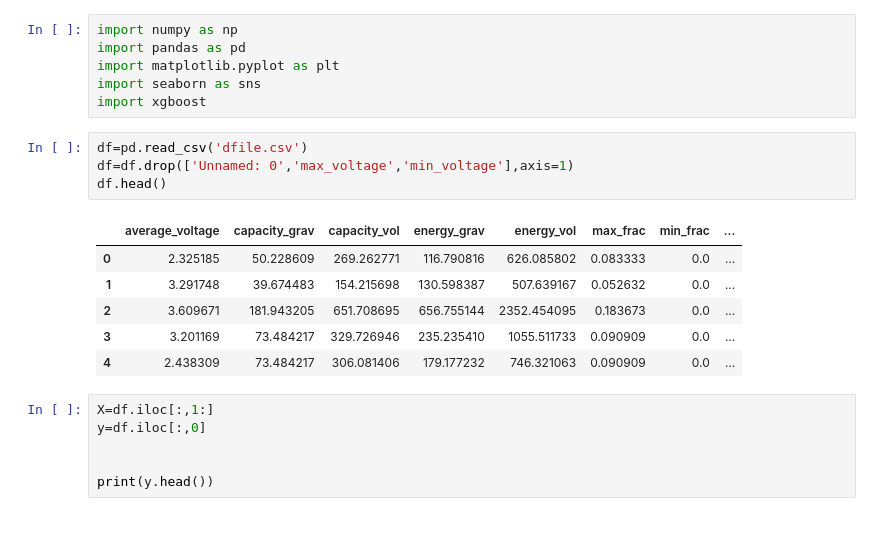
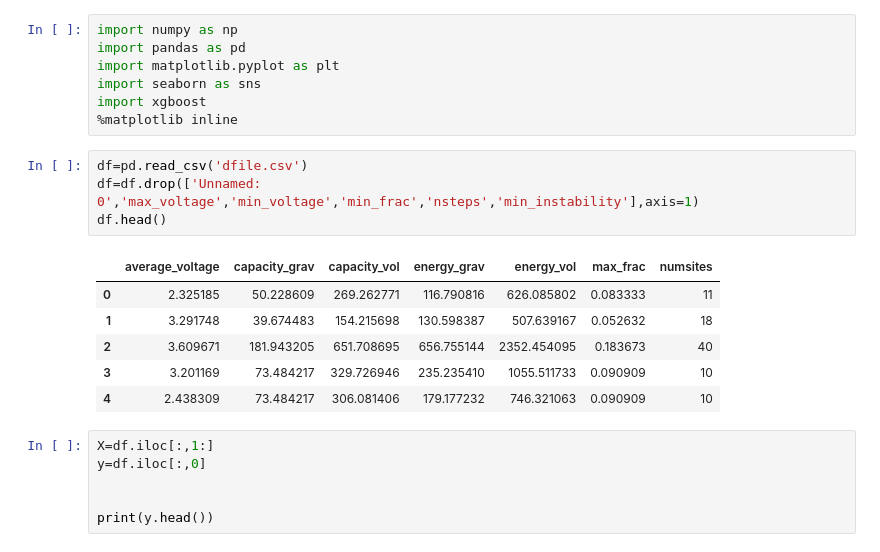
Before and after one commit to rajoy99/battery_intepretable, a Jupyter notebook: avg_volt.ipynb, the cells around one changed output. Cells and saved outputs as stored; diff of their text form.

```diff
--- a/avg_volt.ipynb
+++ b/avg_volt.ipynb
@@ -4,17 +4,18 @@ import pandas as pd
 import matplotlib.pyplot as plt
 import seaborn as sns
 import xgboost
+%matplotlib inline
 # %%
 df=pd.read_csv('dfile.csv')
-df=df.drop(['Unnamed: 0','max_voltage','min_voltage'],axis=1)
+df=df.drop(['Unnamed: 0','max_voltage','min_voltage','min_frac','nsteps','min_instability'],axis=1)
 df.head()
 # %% [output]
-|  | average_voltage | capacity_grav | capacity_vol | energy_grav | energy_vol | max_frac | min_frac | ... |
-| 0 | 2.325185 | 50.228609 | 269.262771 | 116.790816 | 626.085802 | 0.083333 | 0.0 | ... |
-| 1 | 3.291748 | 39.674483 | 154.215698 | 130.598387 | 507.639167 | 0.052632 | 0.0 | ... |
-| 2 | 3.609671 | 181.943205 | 651.708695 | 656.755144 | 2352.454095 | 0.183673 | 0.0 | ... |
-| 3 | 3.201169 | 73.484217 | 329.726946 | 235.235410 | 1055.511733 | 0.090909 | 0.0 | ... |
-| 4 | 2.438309 | 73.484217 | 306.081406 | 179.177232 | 746.321063 | 0.090909 | 0.0 | ... |
+|  | average_voltage | capacity_grav | capacity_vol | energy_grav | energy_vol | max_frac | numsites |
+| 0 | 2.325185 | 50.228609 | 269.262771 | 116.790816 | 626.085802 | 0.083333 | 11 |
+| 1 | 3.291748 | 39.674483 | 154.215698 | 130.598387 | 507.639167 | 0.052632 | 18 |
+| 2 | 3.609671 | 181.943205 | 651.708695 | 656.755144 | 2352.454095 | 0.183673 | 40 |
+| 3 | 3.201169 | 73.484217 | 329.726946 | 235.235410 | 1055.511733 | 0.090909 | 10 |
+| 4 | 2.438309 | 73.484217 | 306.081406 | 179.177232 | 746.321063 | 0.090909 | 10 |
 # %%
 X=df.iloc[:,1:]
 y=df.iloc[:,0]
```
Also changed, not shown: parts of 10 cells of this notebook, 1 other file.
